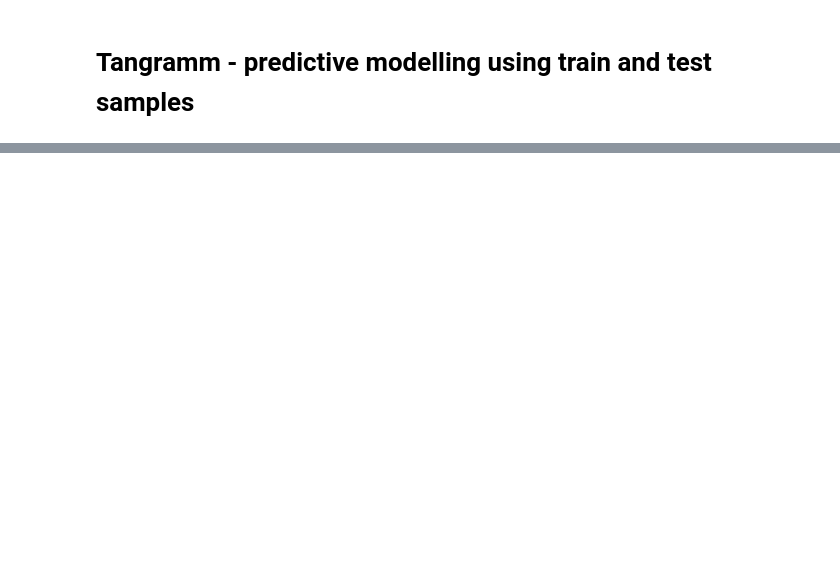
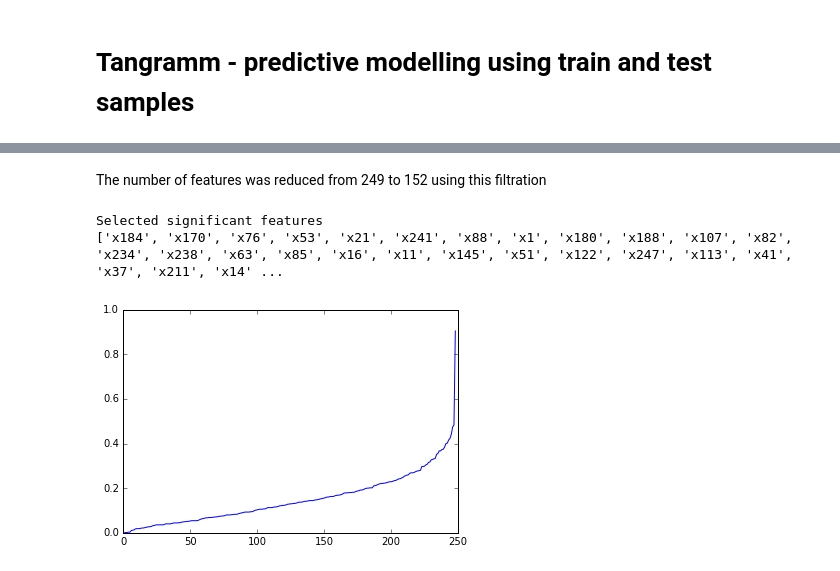
Before and after one commit to AnnaDS/tangramm, a Jupyter notebook: ipython_notebook.ipynb, the cells around one changed output, grey strips where cells are left out. Saved outputs shown, nothing was run; the diff lists cells and outputs as text; code cells hidden in the pictures; blank space fills up the shorter version.

Commit message:
Updates for tangramm

```diff
--- a/ipython_notebook.ipynb
+++ b/ipython_notebook.ipynb
@@ -372,0 +61,20 @@ s1.score(np.rot90(kmeans2.cluster_centers_), y_test)
+# %%
+#Import data
+D=pd.read_csv("https://raw.githubusercontent.com/AnnaDS/tangramm/master/tangramm_test.csv")
+D.columns=[x.strip() for x in D.columns]
+Dtrain=D[D['test']==0]
+Dtest=D[D['test']==1]
+r=list(D.columns.difference(['test', 'class']))
+#Data frame of train samples
+Dtrain_x=Dtrain[r]
+#Data frame of test samples
+Dtest_x=Dtest[r]
+
+#Use standartization to scale features
+scaler = StandardScaler()
+X_train = scaler.fit_transform(Dtrain_x)
+y_train=Dtrain['class']
+
+X_test = scaler.fit_transform(Dtest_x)
+y_test =Dtest['class']
+names=Dtest_x.columns
@@ -372,0 +176,12 @@ s1.score(np.rot90(kmeans2.cluster_centers_), y_test)
+# %% [markdown]
+The number of features was reduced from 249 to 152 using this filtration
+# %%
+# Plot of fetures significance using proposed approach
+x=range(dd.shape[0])
+plt.plot(x, list(dd.avg_importance))
+print("Selected significant features")
+print(list(Dtrain_x1.columns))
+# %% [output]
+Selected significant features
+['x184', 'x170', 'x76', 'x53', 'x21', 'x241', 'x88', 'x1', 'x180', 'x188', 'x107', 'x82', 'x234', 'x238', 'x63', 'x85', 'x16', 'x11', 'x145', 'x51', 'x122', 'x247', 'x113', 'x41', 'x37', 'x211', 'x14' ...
+[figure, added]
```
Also changed, not shown: parts of 33 cells of this notebook, 1 other file.
